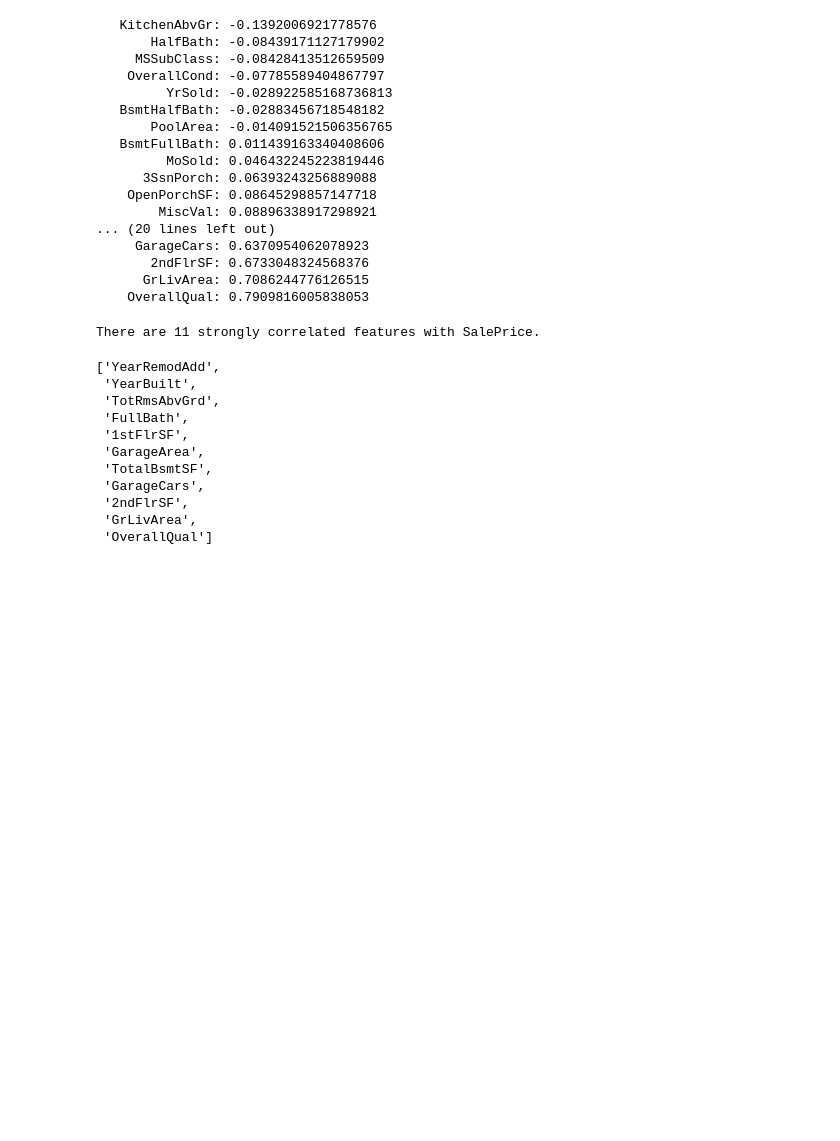
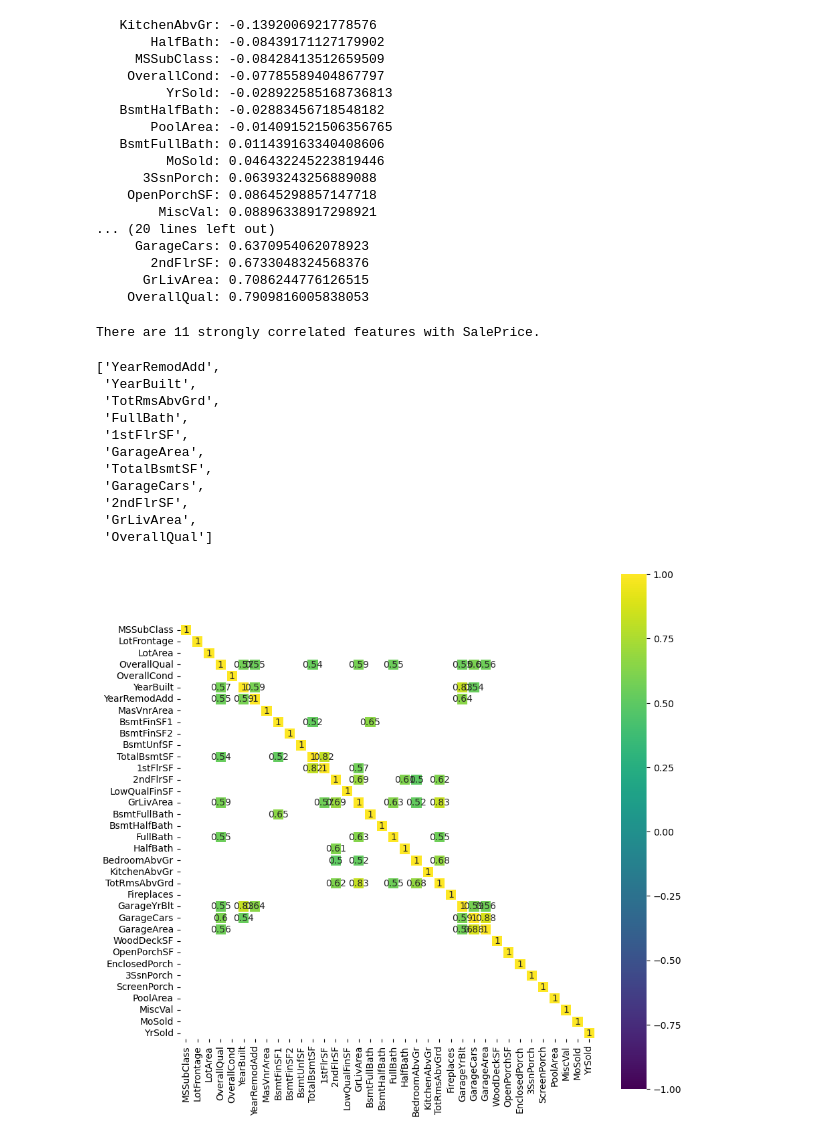
Before and after one commit to aditya040891/data-science-for-everyone, a Jupyter notebook: data-analytics-projects/eda-with-pandas-using-house-price-dataset/eda-with-pandas-house-price-dataset.ipynb, the cells around one changed output. Drawn from its saved outputs; the diff is of its cells as text; code cells hidden in the pictures; blank space fills up the shorter version.

Commit message:
continued exploratory data analysis of the house price dataset with pandas

```diff
--- a/data-analytics-projects/eda-with-pandas-using-house-price-dataset/eda-with-pandas-house-price-dataset.ipynb
+++ b/data-analytics-projects/eda-with-pandas-using-house-price-dataset/eda-with-pandas-house-price-dataset.ipynb
@@ -213,3 +200,11 @@ There are 11 strongly correlated features with SalePrice.
  '2ndFlrSF',
  'GrLivArea',
  'OverallQual']
+# %%
+num_corr = df_num.drop('SalePrice', axis=1).corr()
+# %%
+plt.figure(figsize=(10,10))
+sns.heatmap(num_corr[abs(num_corr)>=0.5], cmap='viridis', vmax=1, vmin=-1, linewidths=0.1, annot=True, square=True)
+plt.show()
+# %% [output]
+[figure, added]
```
Also changed, not shown: parts of 11 cells of this notebook, 1 other file.
